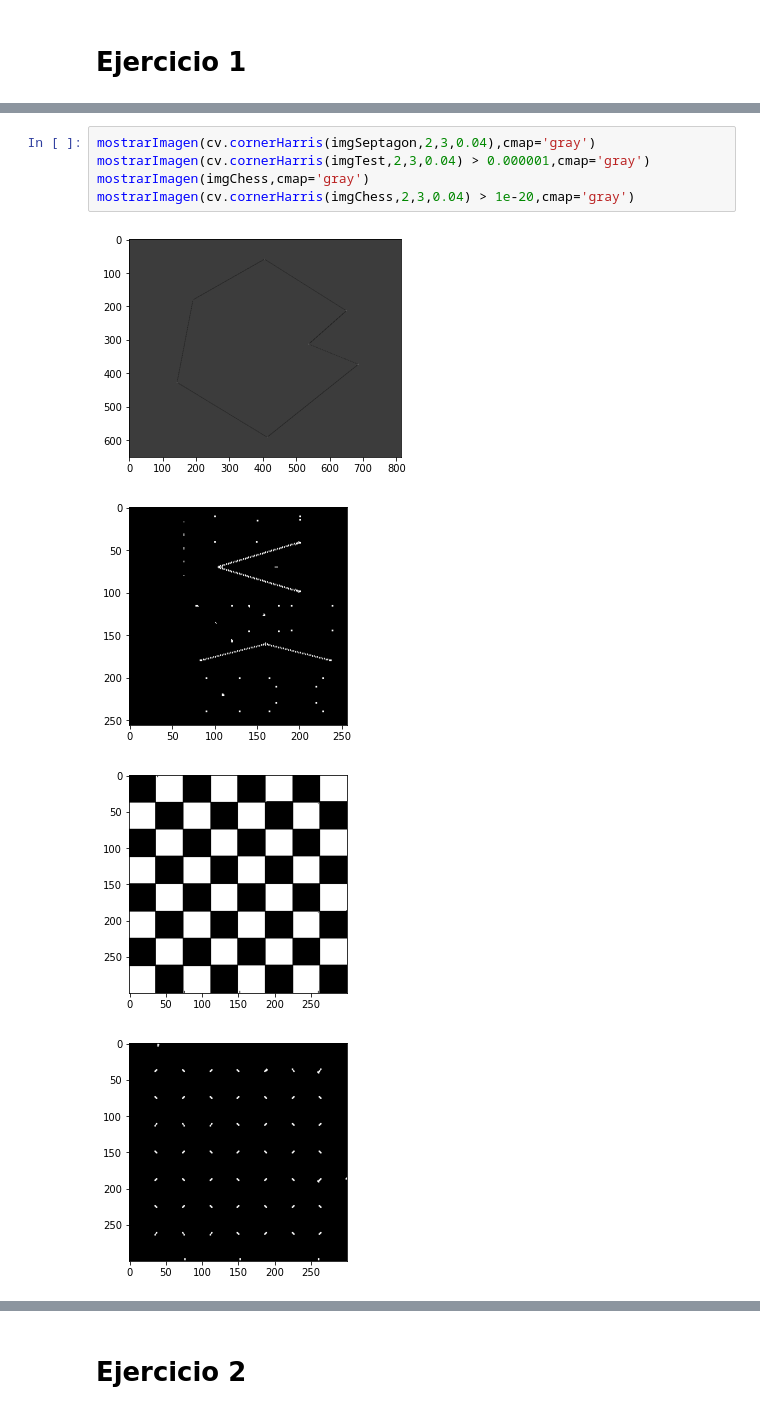
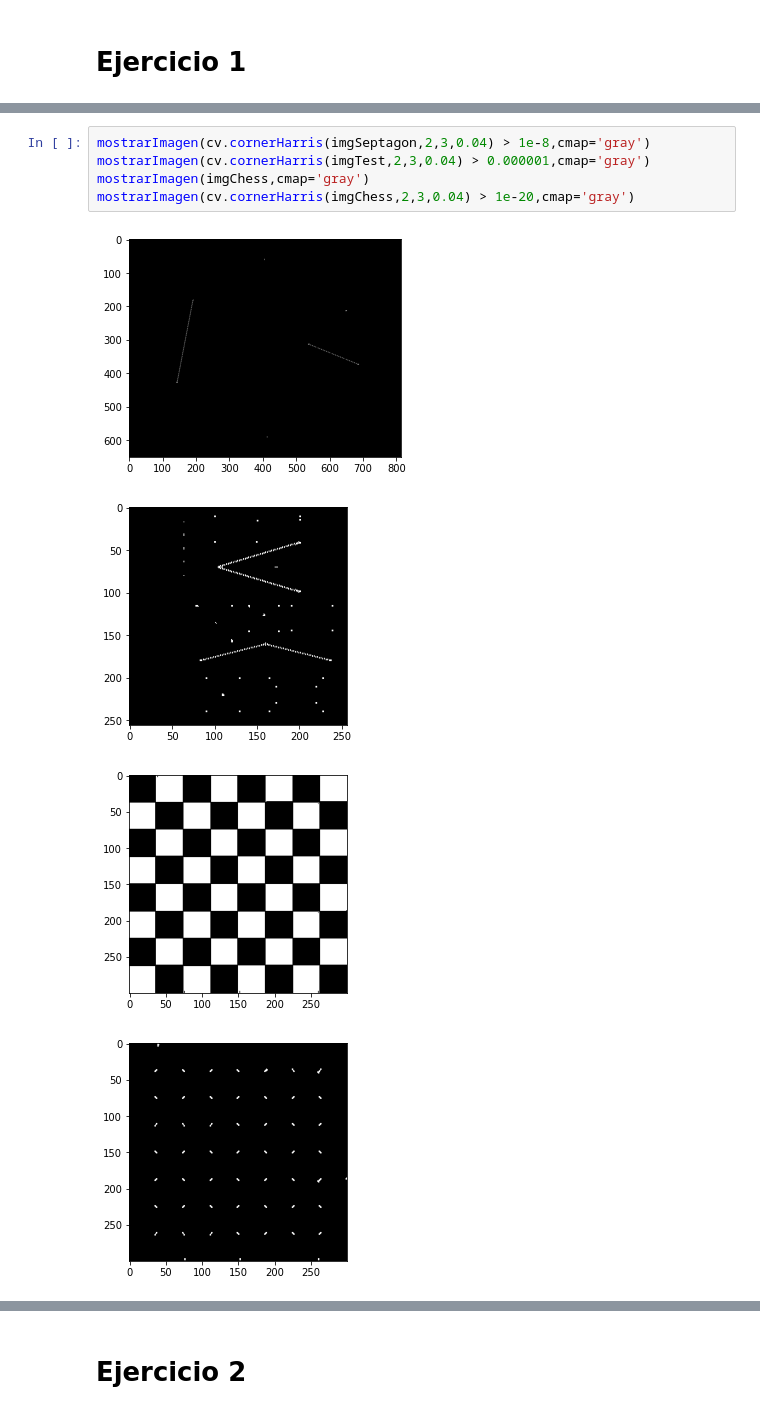
Before and after one commit to maurosch/Procesamiento-Digital-de-Imagenes, a Jupyter notebook: Guias/5 - Detección lineas y esquinas.ipynb, the cells around one changed output, grey strips where cells are left out. Drawn from its saved outputs; the diff is of its cells as text.

```diff
--- a/Guias/5 - Detección lineas y esquinas.ipynb
+++ b/Guias/5 - Detección lineas y esquinas.ipynb
@@ -115,10 +117,10 @@ def detectCorners(img, n=6, threshold=0.5):
 # %%
-mostrarImagen(cv.cornerHarris(imgSeptagon,2,3,0.04),cmap='gray')
+mostrarImagen(cv.cornerHarris(imgSeptagon,2,3,0.04) > 1e-8,cmap='gray')
 mostrarImagen(cv.cornerHarris(imgTest,2,3,0.04) > 0.000001,cmap='gray')
 mostrarImagen(imgChess,cmap='gray')
 mostrarImagen(cv.cornerHarris(imgChess,2,3,0.04) > 1e-20,cmap='gray')
 # %% [output]
-[figure, old version]
+[figure, new version]
 [figure]
 [figure]
 [figure]
```
Also changed, not shown: parts of 9 cells of this notebook, 21 other files.
